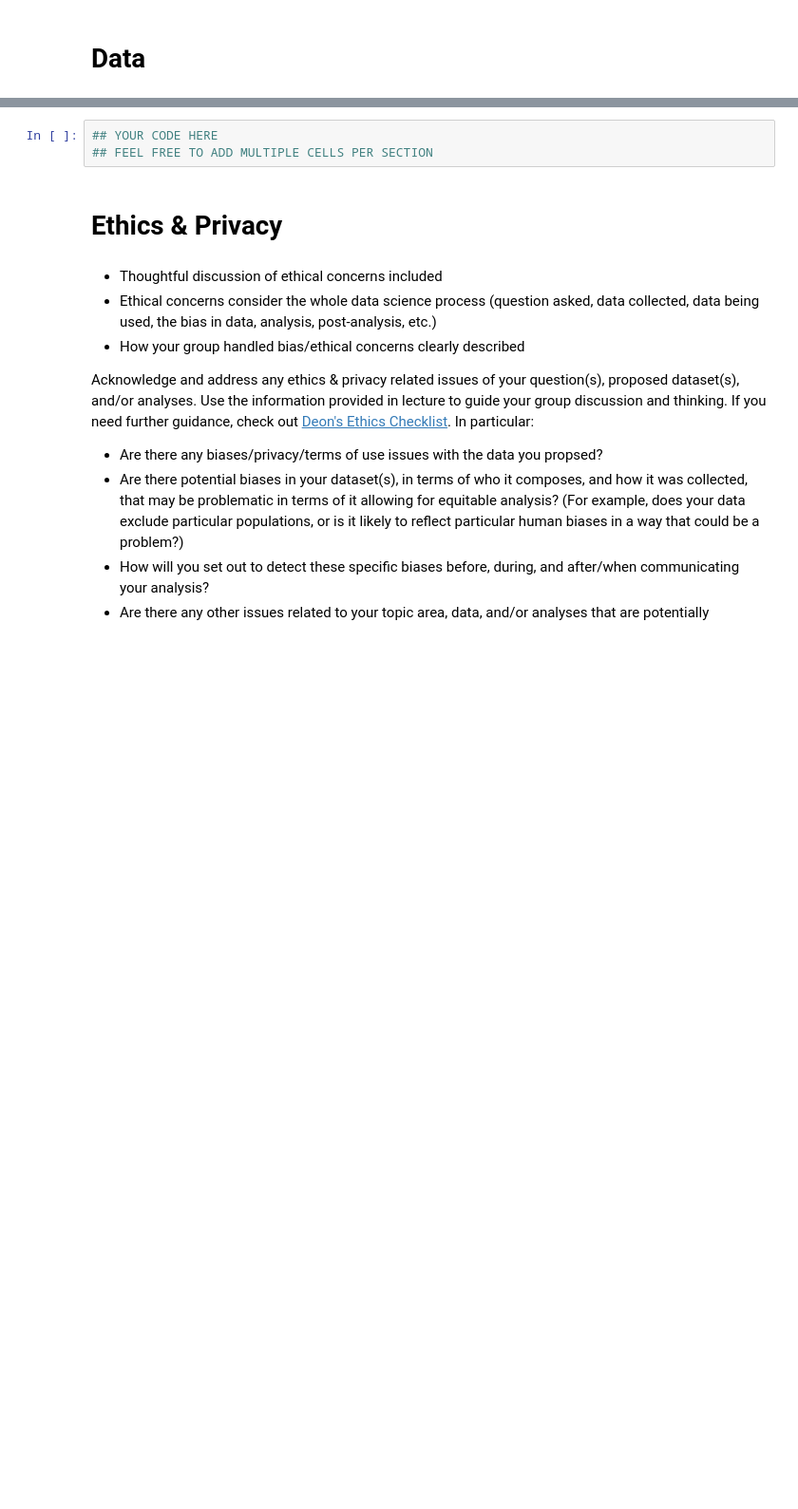
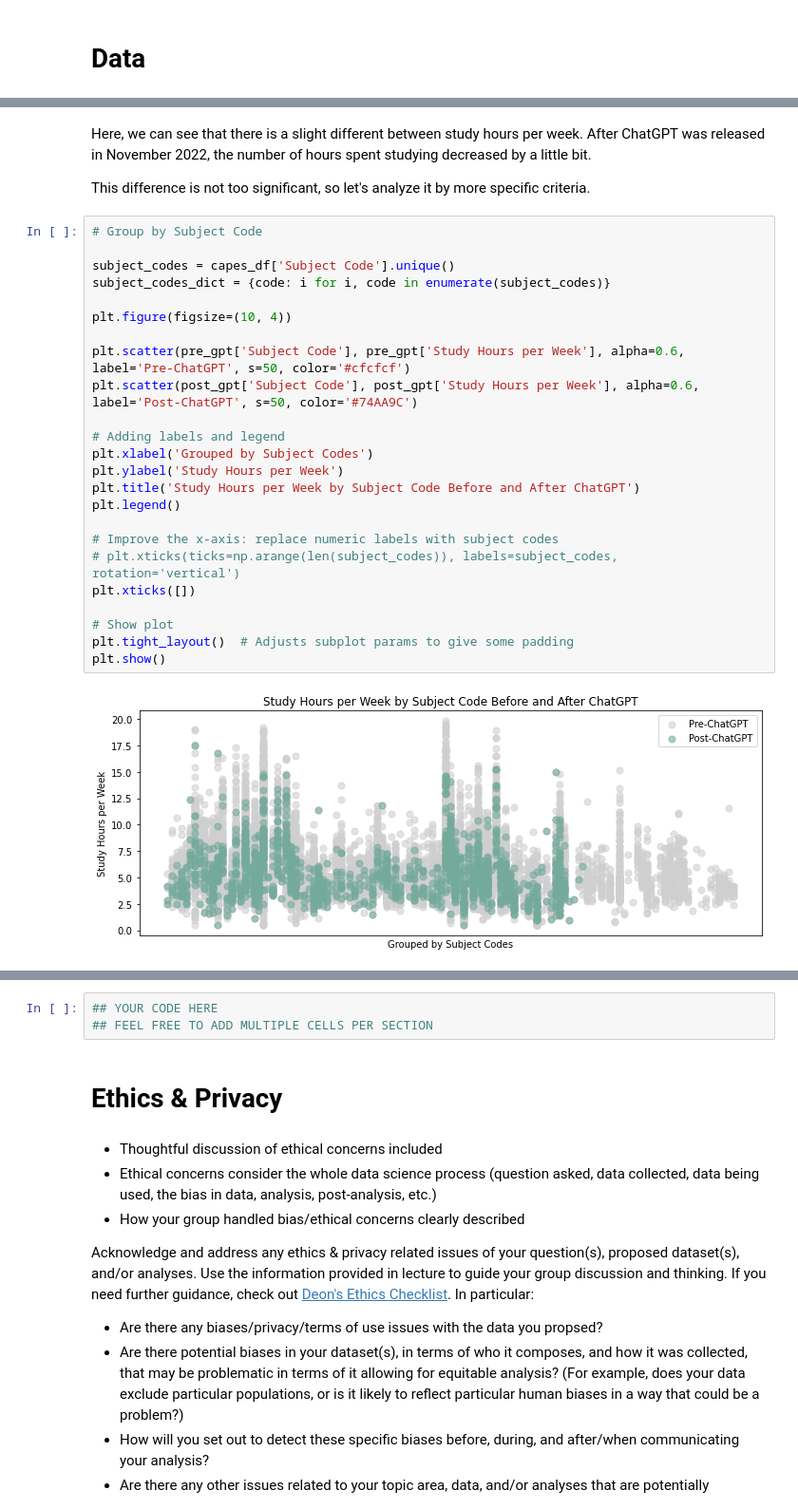
Before and after one commit to aydintabai/AI-Academic-Impact-Case-Study, a Jupyter notebook: EDACheckpoint_Group112_WI24.ipynb, the cells around one changed output, grey strips where cells are left out. Shown at 95% size. Drawn from its saved outputs; the diff is of its cells as text; blank space fills up the shorter version.

Commit message:
Replaced files with new project files

```diff
--- a/EDACheckpoint_Group112_WI24.ipynb
+++ b/EDACheckpoint_Group112_WI24.ipynb
@@ -104,0 +618,30 @@ Some more words and stuff.  Remember notebooks work best if you interleave the c
+# %% [markdown]
+Here, we can see that there is a slight different between study hours per week. After ChatGPT was released in November 2022, the number of hours spent studying decreased by a little bit.
+
+This difference is not too significant, so let's analyze it by more specific criteria.
+# %%
+# Group by Subject Code
+
+subject_codes = capes_df['Subject Code'].unique()
+subject_codes_dict = {code: i for i, code in enumerate(subject_codes)}
+
+plt.figure(figsize=(10, 4))
+
+plt.scatter(pre_gpt['Subject Code'], pre_gpt['Study Hours per Week'], alpha=0.6, label='Pre-ChatGPT', s=50, color='#cfcfcf')
+plt.scatter(post_gpt['Subject Code'], post_gpt['Study Hours per Week'], alpha=0.6, label='Post-ChatGPT', s=50, color='#74AA9C')
+
+# Adding labels and legend
+plt.xlabel('Grouped by Subject Codes')
+plt.ylabel('Study Hours per Week')
+plt.title('Study Hours per Week by Subject Code Before and After ChatGPT')
+plt.legend()
+
+# Improve the x-axis: replace numeric labels with subject codes
+# plt.xticks(ticks=np.arange(len(subject_codes)), labels=subject_codes, rotation='vertical')
+plt.xticks([])
+
+# Show plot
+plt.tight_layout()  # Adjusts subplot params to give some padding
+plt.show()
+# %% [output]
+[figure, added]
```
Also changed, not shown: parts of 61 cells of this notebook, 4 other files.
